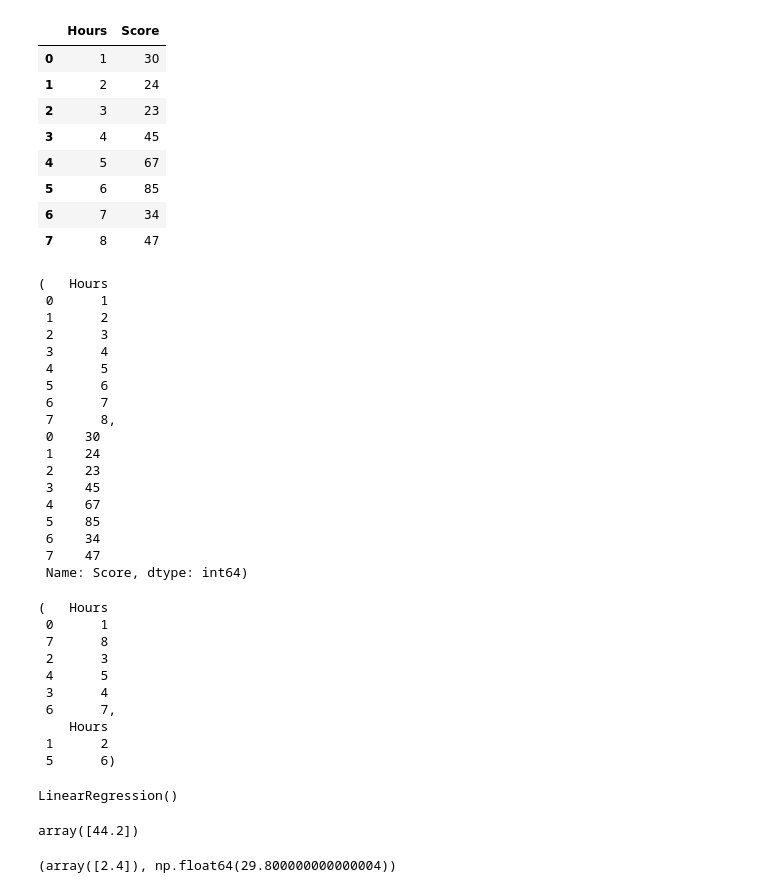
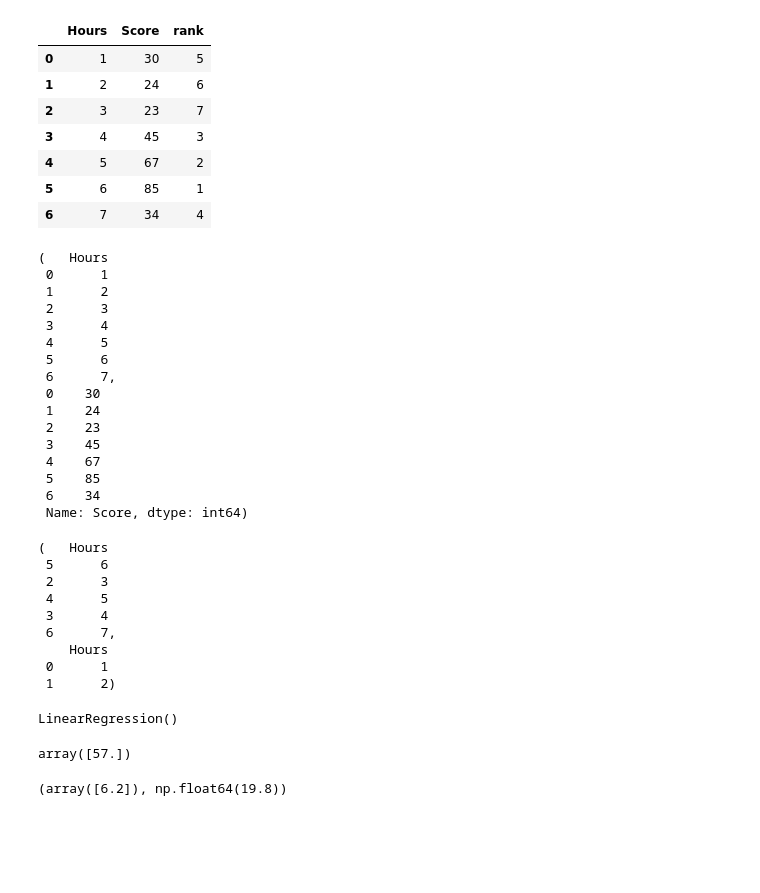
Before and after one commit to mayurmundada1866-dot/ML_JOURNEY, a Jupyter notebook: learning/week1/day1/day1_ml_pipeline.ipynb, the cells around one changed output. Cells and saved outputs as stored; diff of their text form; code cells hidden in the pictures; blank space fills up the shorter version.

```diff
--- a/learning/week1/day1/day1_ml_pipeline.ipynb
+++ b/learning/week1/day1/day1_ml_pipeline.ipynb
@@ -4,21 +4,21 @@ from sklearn.model_selection import train_test_split
 from sklearn.linear_model import LinearRegression
 # %%
 data = {
-    "Hours" : [1,2,3,4,5,6,7,8],
-    "Score" : [30,24,23,45,67,85,34,47]
+    "Hours" : [1,2,3,4,5,6,7],
+    "Score" : [30,24,23,45,67,85,34],
+    "rank"  : [5,6,7,3,2,1,4]
 }
 df = pd.DataFrame(data)
 df
 # %% [output]
-|  | Hours | Score |
-| 0 | 1 | 30 |
-| 1 | 2 | 24 |
-| 2 | 3 | 23 |
-| 3 | 4 | 45 |
-| 4 | 5 | 67 |
-| 5 | 6 | 85 |
-| 6 | 7 | 34 |
-| 7 | 8 | 47 |
+|  | Hours | Score | rank |
+| 0 | 1 | 30 | 5 |
+| 1 | 2 | 24 | 6 |
+| 2 | 3 | 23 | 7 |
+| 3 | 4 | 45 | 3 |
+| 4 | 5 | 67 | 2 |
+| 5 | 6 | 85 | 1 |
+| 6 | 7 | 34 | 4 |
 # %%
 X = df[["Hours"]]   # input
 y = df["Score"]     # output
@@ -32,8 +32,7 @@ X, y
  3      4
  4      5
  5      6
- 6      7
- 7      8,
+ 6      7,
  0    30
  1    24
  2    23
@@ -41,7 +40,6 @@ X, y
  4    67
  5    85
  6    34
- 7    47
  Name: Score, dtype: int64)
 # %%
 X_train, X_test, y_train, y_test = train_test_split(
@@ -54,15 +52,14 @@ X_train, X_test, y_train, y_test = train_test_split(
 X_train, X_test
 # %% [output]
 (   Hours
- 0      1
- 7      8
+ 5      6
  2      3
  4      5
  3      4
  6      7,
     Hours
- 1      2
- 5      6)
+ 0      1
+ 1      2)
 # %%
 model = LinearRegression()
 model.fit(X_train, y_train)
@@ -71,8 +68,8 @@ LinearRegression()
 # %%
 model.predict([[6]])
 # %% [output]
-array([44.2])
+array([57.])
 # %%
 model.coef_, model.intercept_
 # %% [output]
-(array([2.4]), np.float64(29.800000000000004))
+(array([6.2]), np.float64(19.8))
```
